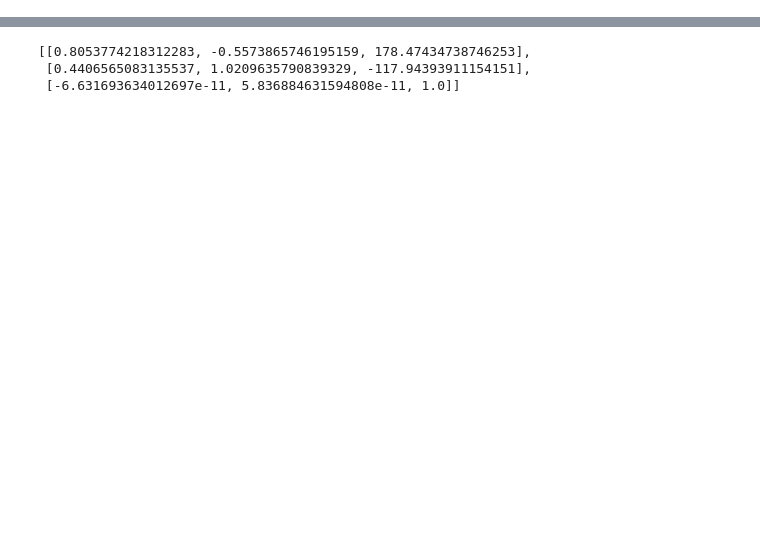
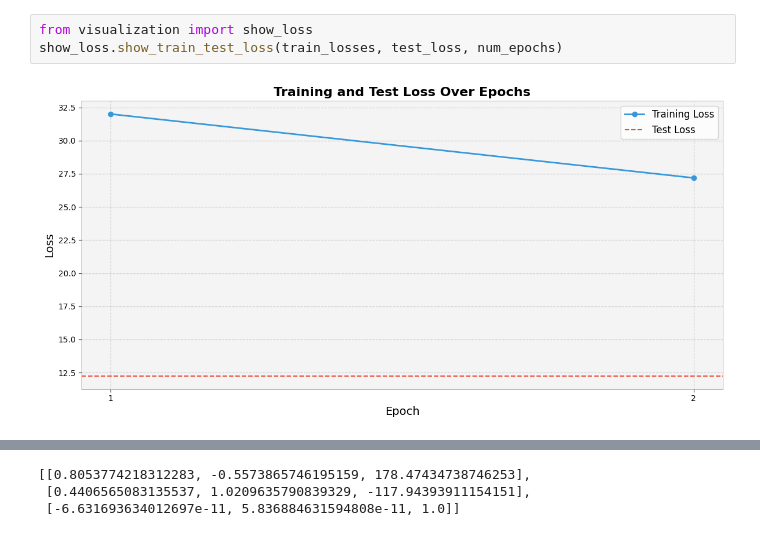
Before and after one commit to vdakov/cv-board-game-detection, a Jupyter notebook: main.ipynb, the cells around one changed output, grey strips where cells are left out. Drawn from its saved outputs; the diff is of its cells as text; blank space fills up the shorter version.

```diff
--- a/main.ipynb
+++ b/main.ipynb
@@ -149,0 +62,5 @@ plt.show()
+# %%
+from visualization import show_loss
+show_loss.show_train_test_loss(train_losses, test_loss, num_epochs)
+# %% [output]
+[figure, added]
```
Also changed, not shown: parts of 6 cells of this notebook, 5 other files.
